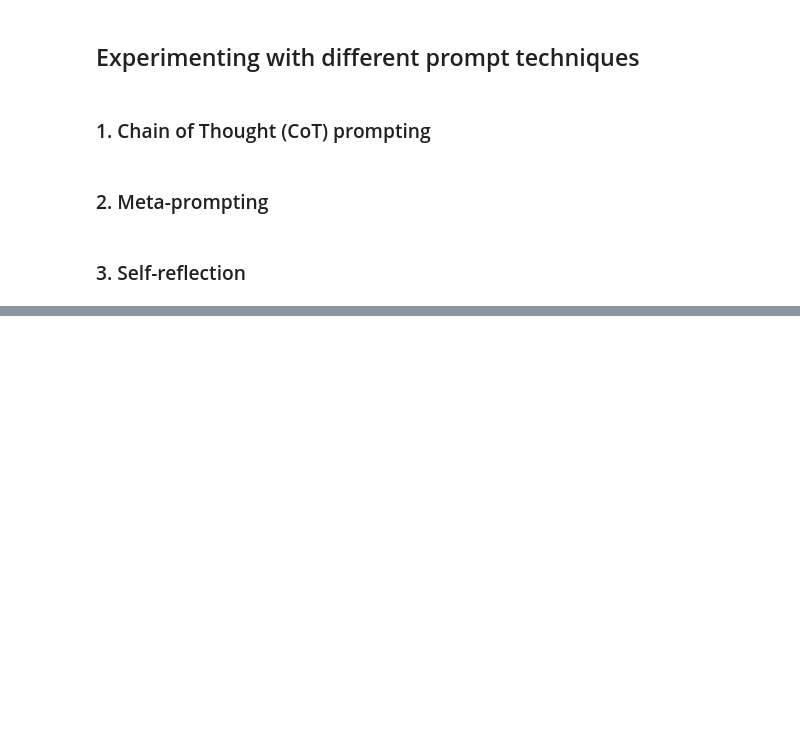
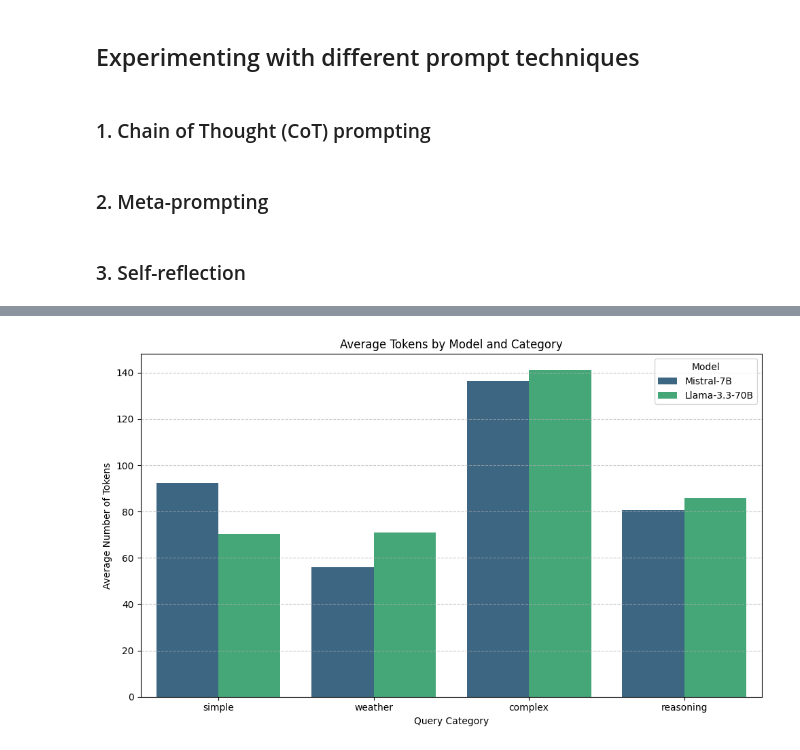
Before and after one commit to paulsoriiiano/cmpe-259-project, a Jupyter notebook: notebooks/parks_virtual_assistant.ipynb, the cells around one changed output, grey strips where cells are left out. Saved outputs shown, nothing was run; the diff lists cells and outputs as text; code cells hidden in the pictures; blank space fills up the shorter version.

```diff
--- a/notebooks/parks_virtual_assistant.ipynb
+++ b/notebooks/parks_virtual_assistant.ipynb
@@ -681,0 +864,40 @@ new_data = {
+# %%
+tokens = pd.concat(tokens, ignore_index=True)
+# %%
+tokens["Mistral"] = tokens['Mistral-7B'].apply(lambda x: len(x.split()))
+tokens["Llama"] = tokens['Llama-3.3-70B'].apply(lambda x: len(x.split()))
+# %%
+import matplotlib.pyplot as plt
+import seaborn as sns
+
+# Calculate average tokens per category for each model
+avg_tokens = tokens.groupby('category')[['Mistral', 'Llama']].mean().reset_index()
+
+# Melt the DataFrame to long format for grouped bar plot
+avg_tokens_melted = avg_tokens.melt(id_vars='category',
+                                    value_vars=['Mistral', 'Llama'],
+                                    var_name='model',
+                                    value_name='average_tokens')
+
+# Define the desired order for categories
+category_order = ['simple', 'weather', 'complex', 'reasoning']
+avg_tokens_melted['category'] = pd.Categorical(avg_tokens_melted['category'], categories=category_order, ordered=True)
+
+# Rename models for better plot labels
+avg_tokens_melted['model'] = avg_tokens_melted['model'].replace({
+    'Mistral': 'Mistral-7B',
+    'Llama': 'Llama-3.3-70B'
+})
+
+# Create the grouped bar plot
+plt.figure(figsize=(10, 6))
+sns.barplot(x='category', y='average_tokens', hue='model', data=avg_tokens_melted, palette='viridis', edgecolor='none', errorbar=None)
+plt.title('Average Tokens by Model and Category')
+plt.xlabel('Query Category')
+plt.ylabel('Average Number of Tokens')
+plt.grid(axis='y', linestyle='--', alpha=0.7)
+plt.legend(title='Model')
+plt.tight_layout()
+plt.show()
+# %% [output]
+[figure, added]
```
Also changed, not shown: parts of 50 cells of this notebook.
